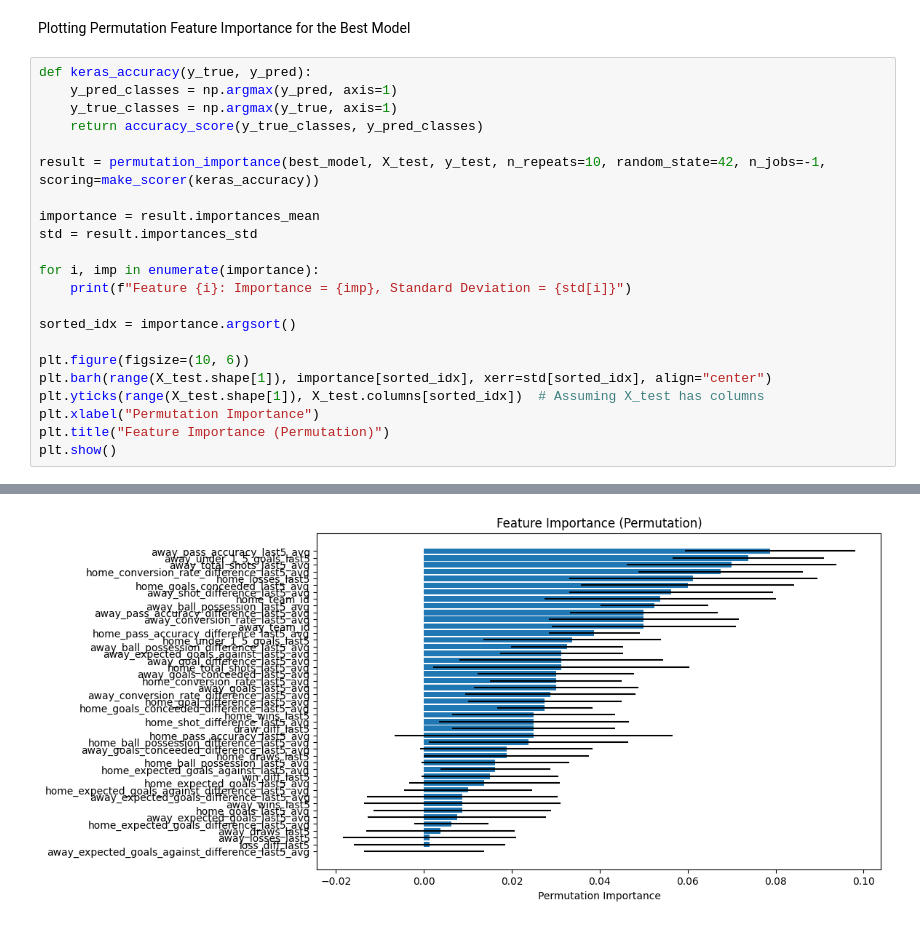
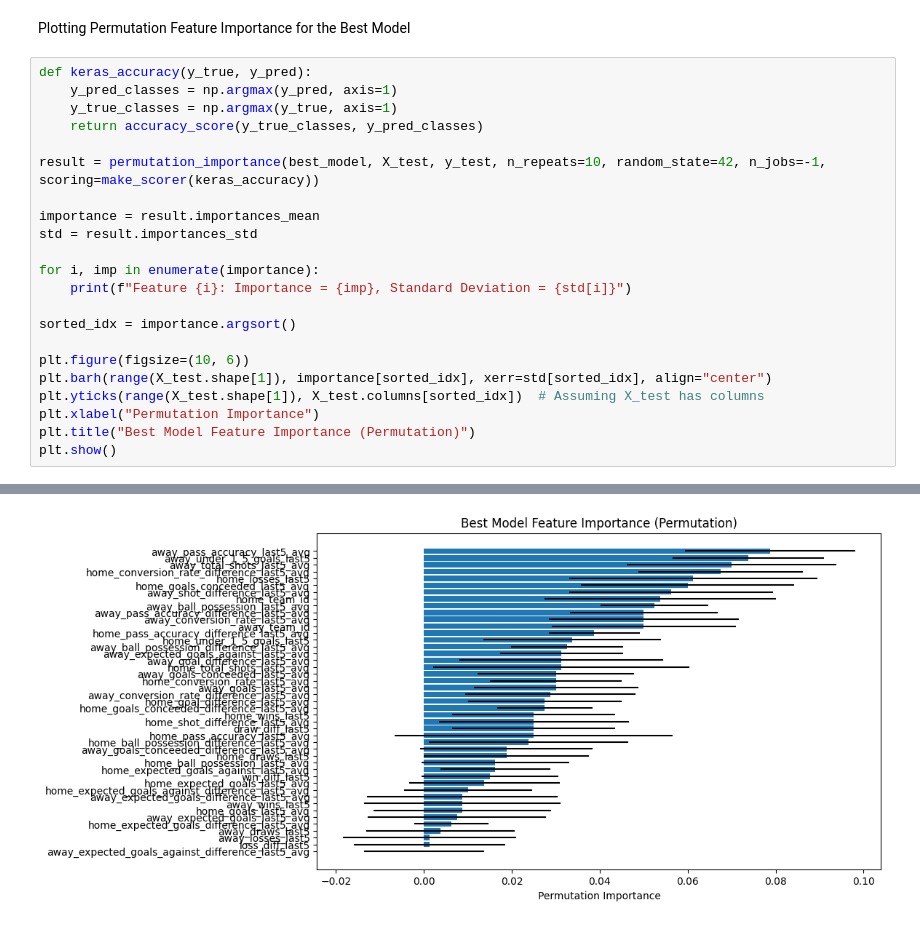
Before and after one commit to rsandu1/MatchOutcomePredictor, a Jupyter notebook: match_predictions.ipynb, the cells around one changed output, grey strips where cells are left out. Saved outputs shown, nothing was run; the diff lists cells and outputs as text.

```diff
--- a/match_predictions.ipynb
+++ b/match_predictions.ipynb
@@ -815,6 +815,6 @@ plt.figure(figsize=(10, 6))
 plt.barh(range(X_test.shape[1]), importance[sorted_idx], xerr=std[sorted_idx], align="center")
 plt.yticks(range(X_test.shape[1]), X_test.columns[sorted_idx])  # Assuming X_test has columns
 plt.xlabel("Permutation Importance")
-plt.title("Feature Importance (Permutation)")
+plt.title("Best Model Feature Importance (Permutation)")
 plt.show()
 # %% [output]
@@ -847 +821 @@ Feature 44: Importance = 0.04999999999999995, Standard Deviation = 0.02091650066
-[figure, old version]
+[figure, new version]
```
Also changed, not shown: parts of 2 cells of this notebook, 5 other files.
